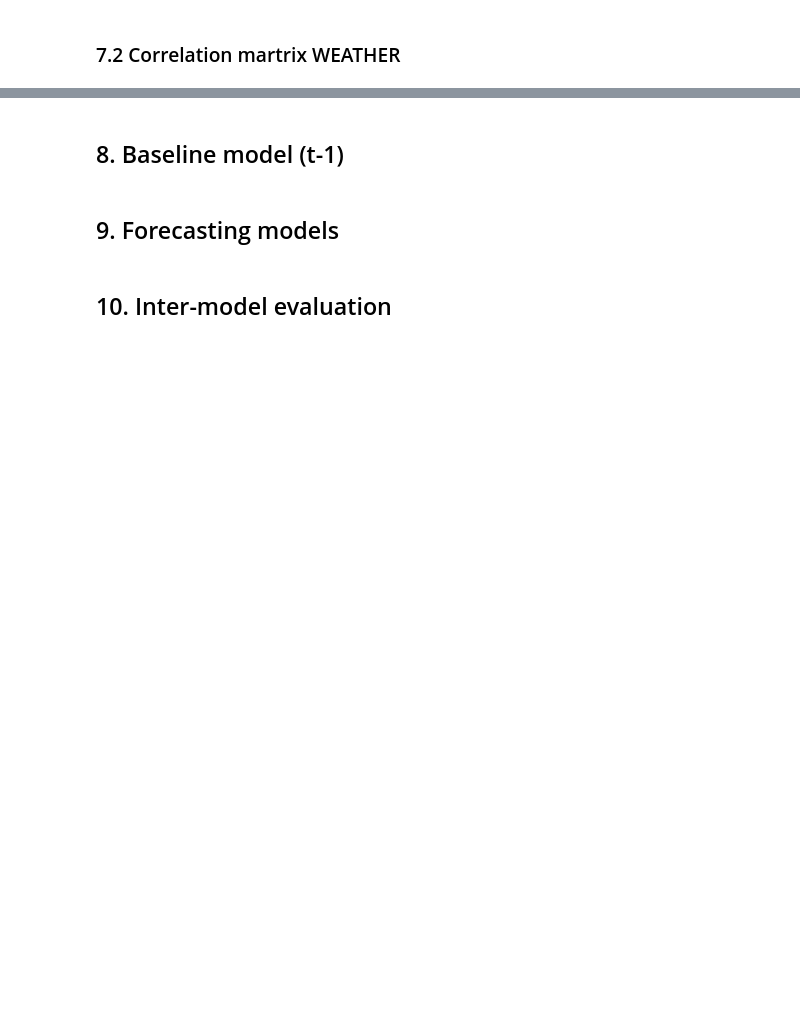
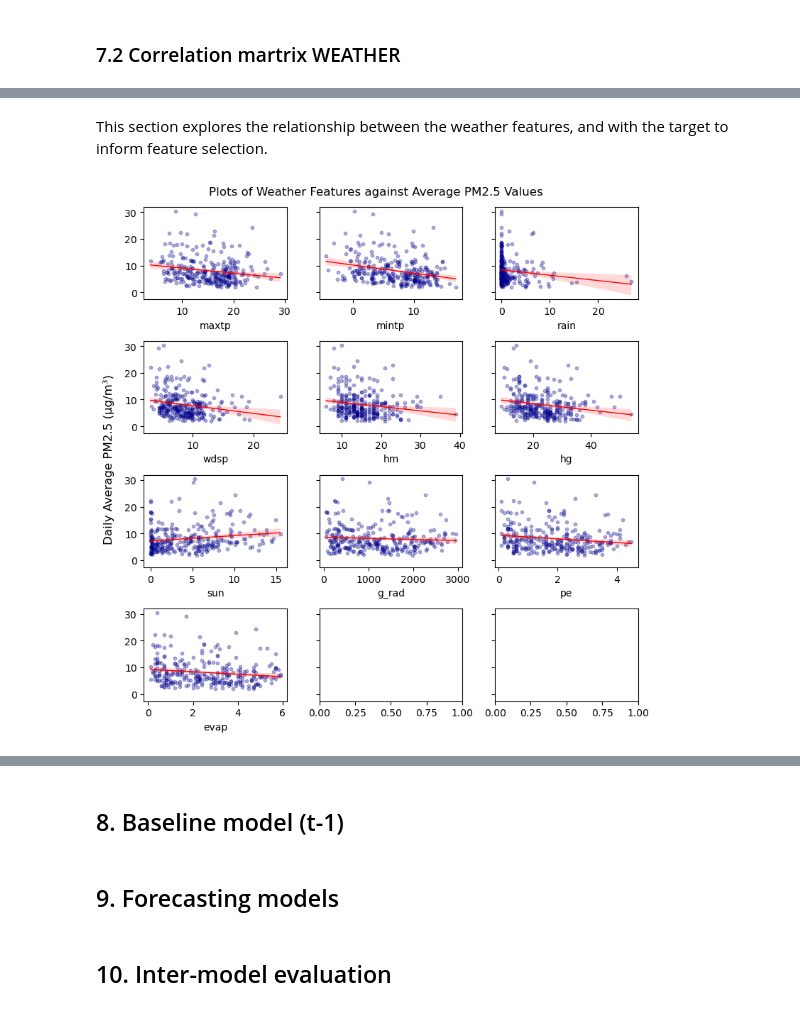
Before and after one commit to jako6f/dublin-air-quality-forecasting, a Jupyter notebook: notebooks/dublin_air_quality_forecasting.ipynb, the cells around one changed output, grey strips where cells are left out. Drawn from its saved outputs; the diff is of its cells as text; code cells hidden in the pictures; blank space fills up the shorter version.

```diff
--- a/notebooks/dublin_air_quality_forecasting.ipynb
+++ b/notebooks/dublin_air_quality_forecasting.ipynb
@@ -2060,0 +2117,28 @@ N.B. the first three rows are expected to be incomplete because the lag features
+# %% [markdown]
+This section explores the relationship between the weather features, and with the target to inform feature selection.
+# %%
+# Plots of weather features against dublin_daily_avg_pm25
+fig, axes = plt.subplots(4, 3, figsize=(8, 8), sharey = True)
+
+cols = ['maxtp', 'mintp', 'rain', 'wdsp', 'hm', 'hg', 'sun', 'g_rad', 'pe', 'evap'] #weather cols
+
+for ax, col in zip(axes.flat, cols):
+    sns.regplot(
+        data=df,
+        x=col,
+        y="dublin_daily_avg_pm25",
+        ax=ax,
+        scatter_kws={"s": 10, "color": "darkblue", "alpha": 0.3},    #t
+        line_kws={"color": "red", "linewidth": 1}
+    )
+    ax.set_title("")
+    ax.set_ylabel("")
+
+fig.supylabel("Daily Average PM2.5 (µg/m³)") #super i.e for all
+fig.suptitle("Plots of Weather Features against Average PM2.5 Values")
+fig.subplots_adjust(hspace=0.4)
+plt.tight_layout()
+
+plt.show()
+# %% [output]
+[figure, added]
```
Also changed, not shown: parts of 10 cells of this notebook.
